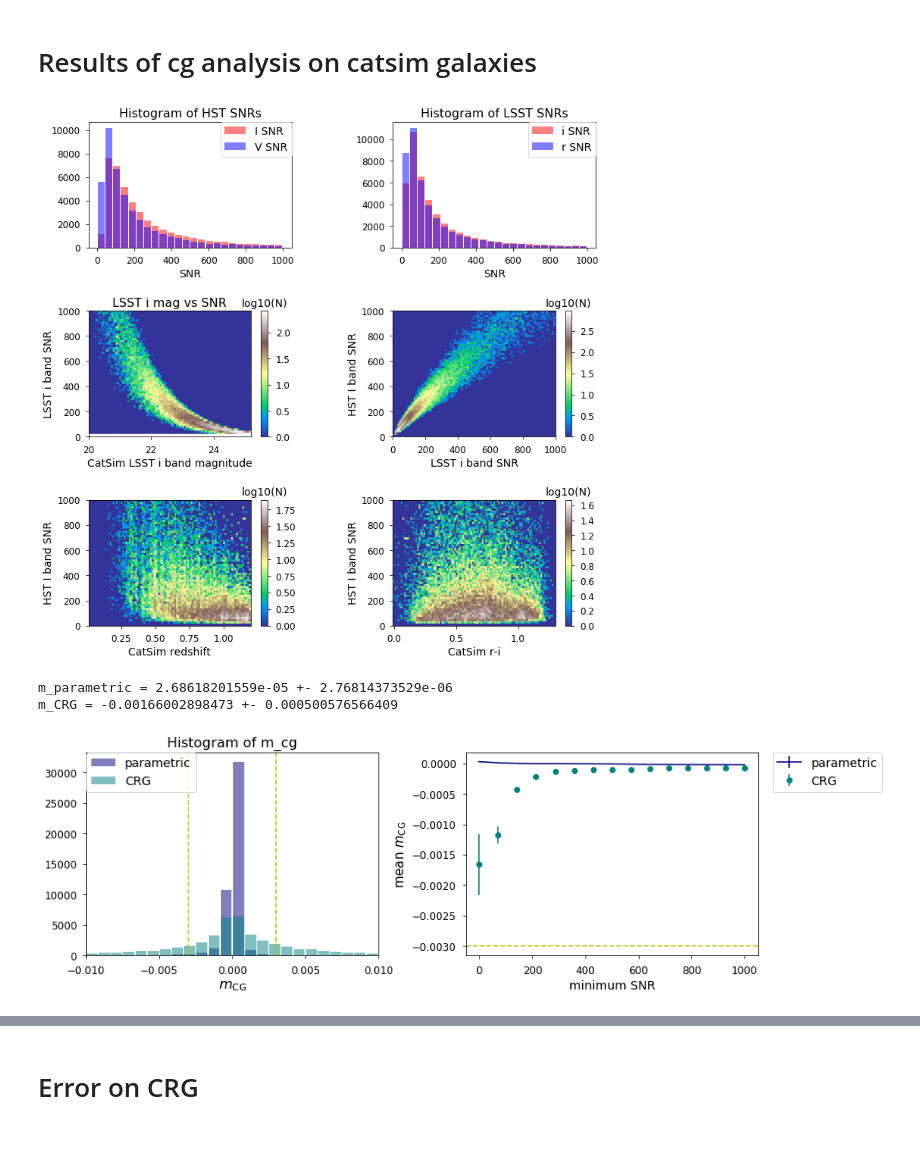
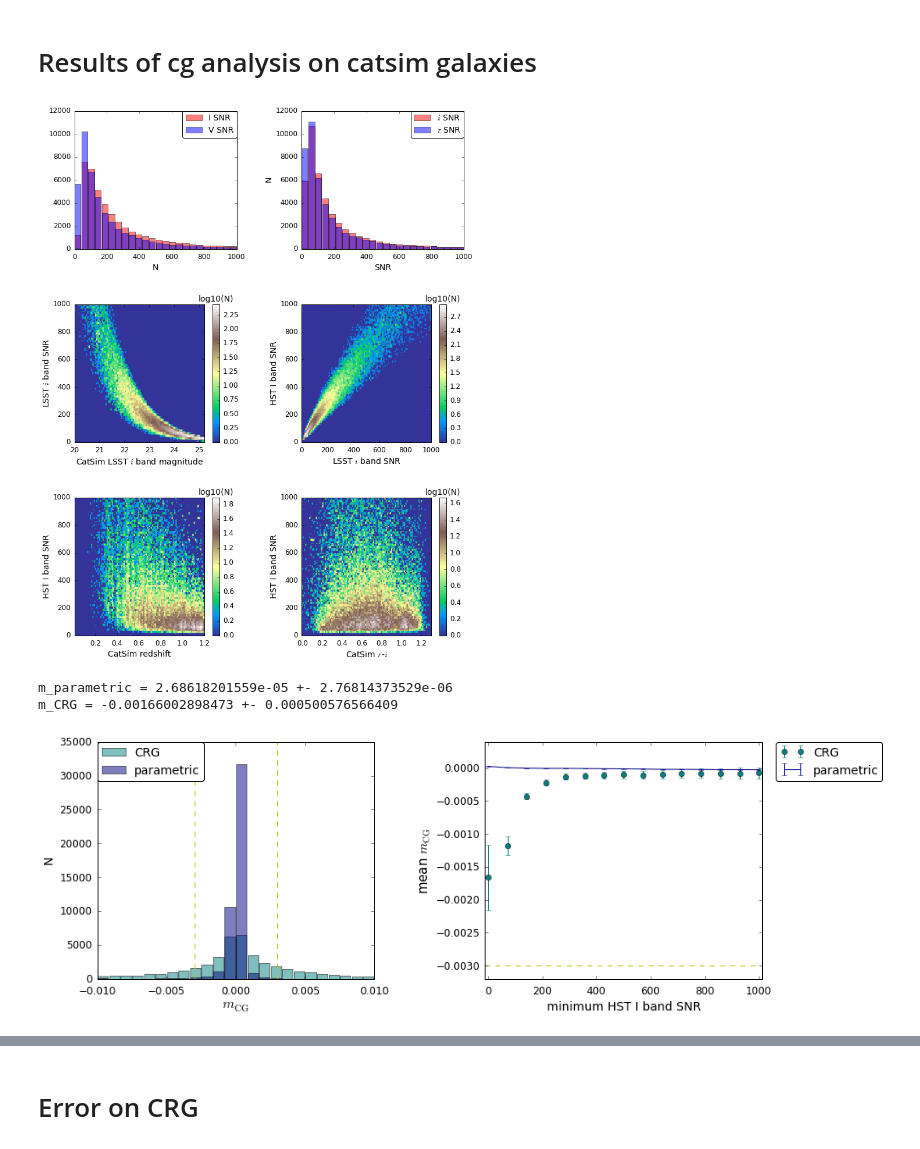
Before and after one commit to sowmyakth/measure_cg_bias, a Jupyter notebook: notebooks/CRG_test_results.ipynb, the cells around one changed output, grey strips where cells are left out. Cells and saved outputs as stored; diff of their text form; code cells hidden in the pictures.

```diff
--- a/notebooks/CRG_test_results.ipynb
+++ b/notebooks/CRG_test_results.ipynb
@@ -231,26 +210,28 @@ plt.ylabel('HST I band SNR')
 # %%
 ## Plot Catsim galaxy properties
 sn_max=1000
-plt.figure(1,figsize=[12, 26])
-plt.subplots_adjust(wspace = 0.5)
-plt.subplots_adjust(hspace = 0.5)
+plt.figure(1,figsize=[12, 34])
+plt.subplots_adjust(wspace = 0.4)
+plt.subplots_adjust(hspace = 0.4)
 plt.subplot(6,2,1)
 plt.hist(cg_bias_cat['HST_sn_ellip_gauss'].T[1],np.linspace(0,sn_max,25), alpha=0.5,
          color='r',rwidth=0.9, label='I SNR')
 plt.hist(cg_bias_cat['HST_sn_ellip_gauss'].T[0],np.linspace(0,sn_max,25), alpha=0.5,
          color='b',rwidth=0.9, label='V SNR')
 plt.xlabel('SNR', size=14)
+plt.xlabel('N', size=14)
 plt.legend(loc=1)
-plt.title('Histogram of HST SNRs', size=16)
+# plt.title('Histogram of HST SNRs', size=16)
 
 plt.subplot(6,2,2)
 plt.hist(cg_bias_cat['LSST_sn_ellip_gauss'].T[1],np.linspace(0,sn_max,25), alpha=0.5,
-         color='r',rwidth=0.9, label='i SNR')
+         color='r',rwidth=0.9, label=r'$i$ SNR')
 plt.hist(cg_bias_cat['LSST_sn_ellip_gauss'].T[0],np.linspace(0,sn_max,25), alpha=0.5,
-         color='b',rwidth=0.9, label='r SNR')
+         color='b',rwidth=0.9, label=r'$r$ SNR')
 plt.xlabel('SNR', size=14)
+plt.ylabel('N', size=14)
 plt.legend(loc=0)
-plt.title('Histogram of LSST SNRs', size=16)
+# plt.title('Histogram of LSST SNRs', size=16)
 
 plt.subplot(6,2,3)
 x = cg_bias_cat['i_ab']
@@ -259,14 +240,14 @@ xmin, xmax = get_plt_rng(x)
 ymin, ymax = get_plt_rng(y)
 #plt.xticks(())
 plt.hexbin(x,y, bins='log',
-           extent=(int(xmin),25.2,ymin,ymax), cmap='terrain')
+           extent=(int(xmin),25.2,0,ymax), cmap='terrain')
 clb = plt.colorbar()
 clb.ax.set_title('log10(N)', size=14)
 plt.xlim([20,25.2])
 plt.ylim([0, 1000])
-plt.xlabel('CatSim LSST i band magnitude', size=14)
-plt.ylabel('LSST i band SNR', size=14)
-plt.title('LSST i mag vs SNR', size=16)
+plt.xlabel(r'CatSim LSST $i$ band magnitude', size=14)
+plt.ylabel(r'LSST $i$ band SNR', size=14)
+# plt.title('LSST i mag vs SNR', size=16)
 
 plt.subplot(6,2,4)
 x = cg_bias_cat['LSST_sn_ellip_gauss'].T[1]
@@ -277,63 +258,63 @@ plt.hexbin(x,y ,bins='log', extent=(0,1000, 0, 1000),
            cmap='terrain')
 clb = plt.colorbar()
 clb.ax.set_title('log10(N)', size=14)
-
 plt.xlim([0, 1000])
 plt.ylim([0, 1000])
-plt.xlabel('LSST i band SNR', size=14)
+plt.xlabel(r'LSST $i$ band SNR', size=14)
 plt.ylabel('HST I band SNR', size=14)
 
 plt.subplot(6,2,5)
 x = cg_bias_cat['redshift_1']
 y = cg_bias_cat['HST_sn_ellip_gauss'].T[1]
 xmin, xmax = get_plt_rng(x)
 ymin, ymax = get_plt_rng(y)
 plt.hexbin(x,y, extent=(0.01,1.2, 0, 1000) ,bins='log',
             cmap='terrain')
 clb = plt.colorbar()
 plt.xlim([0.01, 1.2])
 plt.ylim([0, 1000])
 clb.ax.set_title('log10(N)', size=14)
 plt.xlabel('CatSim redshift', size=14)
 plt.ylabel('HST I band SNR', size=14)
 
 plt.subplot(6,2,6)
 x =  cg_bias_cat['r_ab']- cg_bias_cat['i_ab']
 y = cg_bias_cat['HST_sn_ellip_gauss'].T[1]
 xmin, xmax = get_plt_rng(x)
 ymin, ymax = get_plt_rng(y)
 plt.hexbin(x,y, extent=(-0.01,1.3, 0, 1000) ,bins='log',
             cmap='terrain')
 plt.ylim([0, 1000])
 plt.xlim([-.01,1.3])
 clb = plt.colorbar()
 clb.ax.set_title('log10(N)', size=14)
-plt.xlabel('CatSim r-i', size=14)
+plt.xlabel(r'CatSim $r$-$i$', size=14)
 plt.ylabel('HST I band SNR', size=14)
-
 
 plt.savefig(plot_path + "cat_gal_snr.png",
              bbox_inches='tight')
 # %% [output]
-[figure, old version]
+[figure, new version]
 # %%
-plt.figure(1,figsize=[14,10])
-plt.subplots_adjust(wspace = 0.3)
-plt.subplots_adjust(hspace = 0.3)
+plt.figure(1,figsize=[14,12])
+plt.subplots_adjust(wspace = 0.4)
+plt.subplots_adjust(hspace = 0.4)
 plt.subplot(2,2,1)
+plt.hist(cg_bias_cat['m_CRG1'].T[2],np.linspace(-0.01,0.01,25),
+         alpha=0.5, rwidth=0.9,
+         color='teal', label='CRG')
 plt.hist(cg_bias_cat['m_para1'].T[2], np.linspace(-0.01,0.01,25),
          alpha=0.5, rwidth=0.9,
          color='navy', label='parametric')
-plt.hist(cg_bias_cat['m_CRG1'].T[2],np.linspace(-0.01,0.01,25),
-         alpha=0.5, rwidth=0.9,
-         color='teal', label='CRG')
+
 plt.locator_params(axis ='x', tight=True, nbins=7)
 plt.axvline(0.003, linestyle='--', c='y')
 plt.axvline(-0.003, linestyle='--', c='y')
 plt.xlim([-0.01,0.01])
 plt.xlabel(r'$m_{\rm CG}$', size=16)
+plt.ylabel("N")
 plt.legend(loc=2)
-plt.title('Histogram of m_cg', size=16)
+# plt.title('Histogram of m_cg', size=16)
 
 plt.subplot(2,2,2)
 snrs = np.linspace(0, 1000,15)
@@ -346,14 +327,16 @@ for s in snrs:
     mean_m_para.append(np.mean(p))
     mean_m_CRG.append(np.mean(c))
     mean_m_para_err.append(np.std(p)/len(q)**0.5)
-    mean_m_CRG_err.append(np.std(c)/len(q)**0.5)
-
+    mean_m_CRG_err.append(np.hypot(np.std(c), 0.005)/len(q)**0.5)
+plt.errorbar(snrs, mean_m_CRG, yerr=mean_m_CRG_err,
+             c='teal', marker='o', linestyle='', label='CRG')
 plt.errorbar(snrs, mean_m_para, yerr=mean_m_para_err,
              c='navy', label='parametric')
-plt.errorbar(snrs, mean_m_CRG, yerr=mean_m_CRG_err,
-             c='teal', marker='o', linestyle='', label='CRG')
+
+plt.xlim([-11, 1011])
+plt.ylim([-0.0032, 0.0004])
 plt.axhline(-0.003, linestyle='--', c='y')
-plt.xlabel('minimum SNR', size=14)
+plt.xlabel('minimum HST I band SNR', size=14)
 plt.ylabel(r'mean $m_{\rm CG}$', size=15)
 plt.legend(bbox_to_anchor=(1.05,1), loc=2)
 plt.savefig(plot_path + "cat_mcg_results.png",
@@ -367,6 +350,6 @@ print "m_CRG = {0} +- {1}".format(mean, err)
 # %% [output]
 m_parametric = 2.68618201559e-05 +- 2.76814373529e-06
 m_CRG = -0.00166002898473 +- 0.000500576566409
-[figure, old version]
+[figure, new version]
 # %%
 print "Results for galaxy with SNR >100"
```
Also changed, not shown: parts of 16 cells of this notebook.
